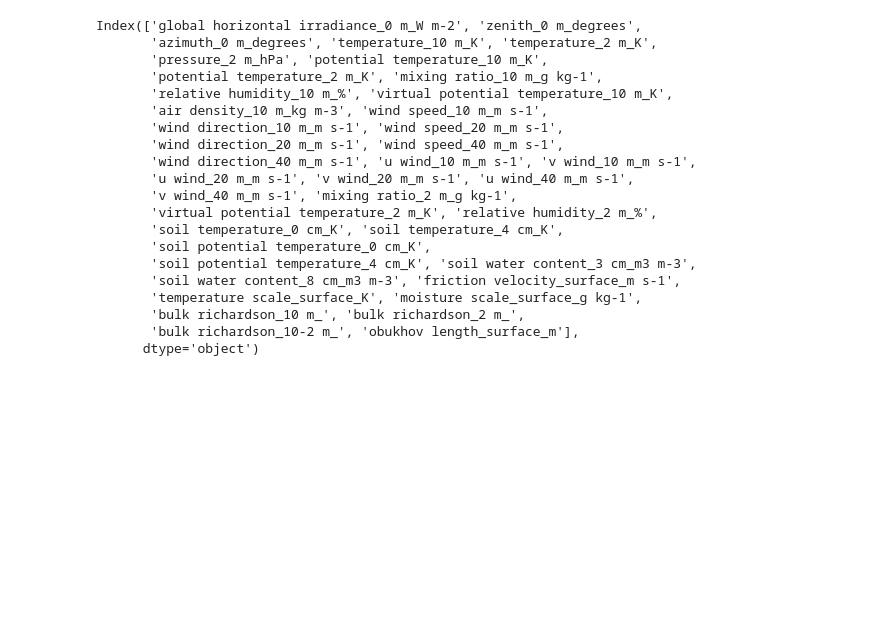
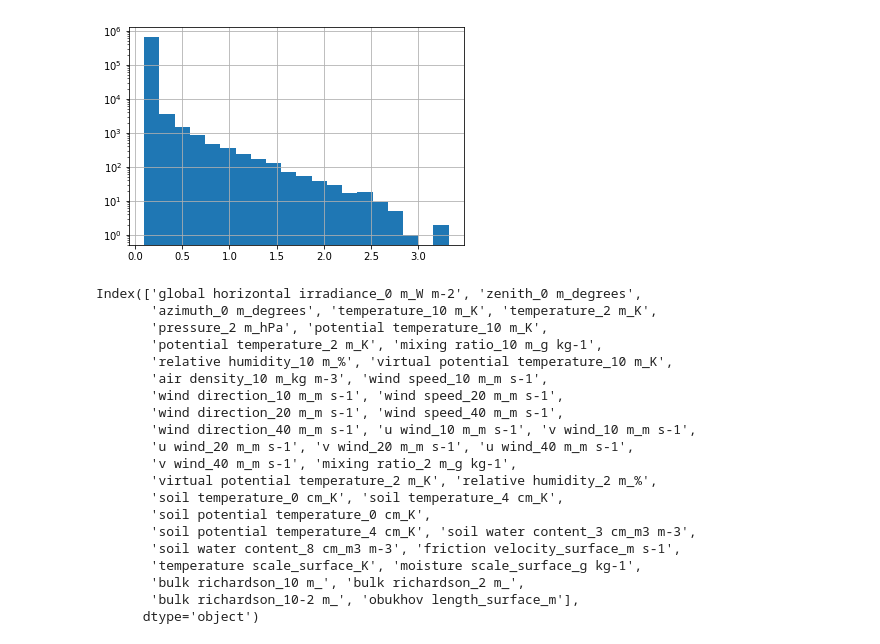
Before and after one commit to NCAR/mlsurfacelayer, a Jupyter notebook: notebooks/Cabauw Random Forests 2.ipynb, the cells around one changed output. Cells and saved outputs as stored; diff of their text form; code cells hidden in the pictures; blank space fills up the shorter version.

```diff
--- a/notebooks/Cabauw Random Forests 2.ipynb
+++ b/notebooks/Cabauw Random Forests 2.ipynb
@@ -14 +19,6 @@ data["log friction velocity"] = np.log10(data["friction velocity_surface_m s-1"]
+# %%
+data["roughness length_surface_m"].hist(bins=20)
+plt.gca().set_yscale("log")
+# %% [output]
+[figure, added]
 # %%
```
Also changed, not shown: parts of 70 cells of this notebook, 3 other files.
